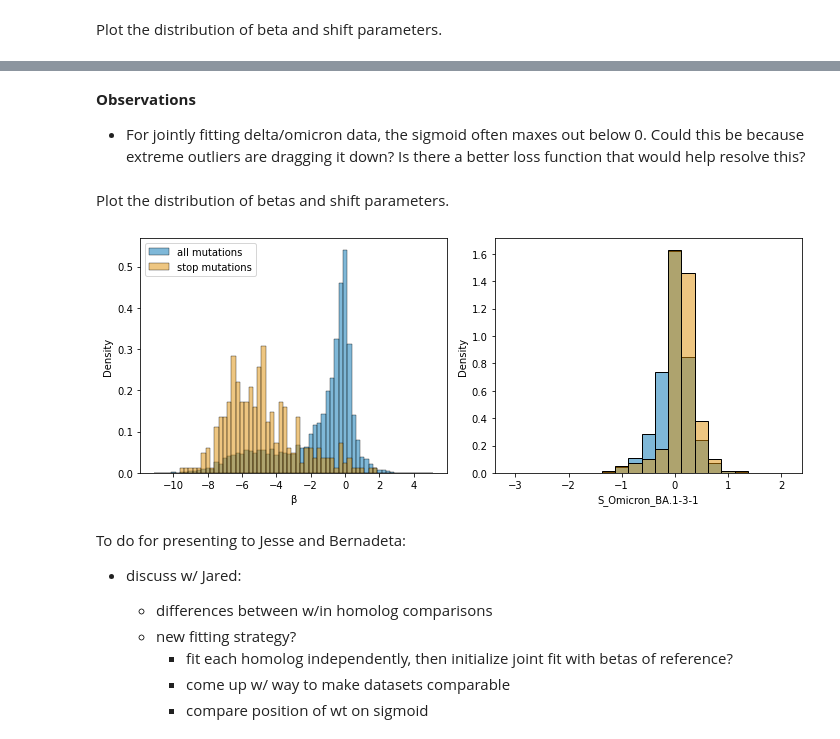
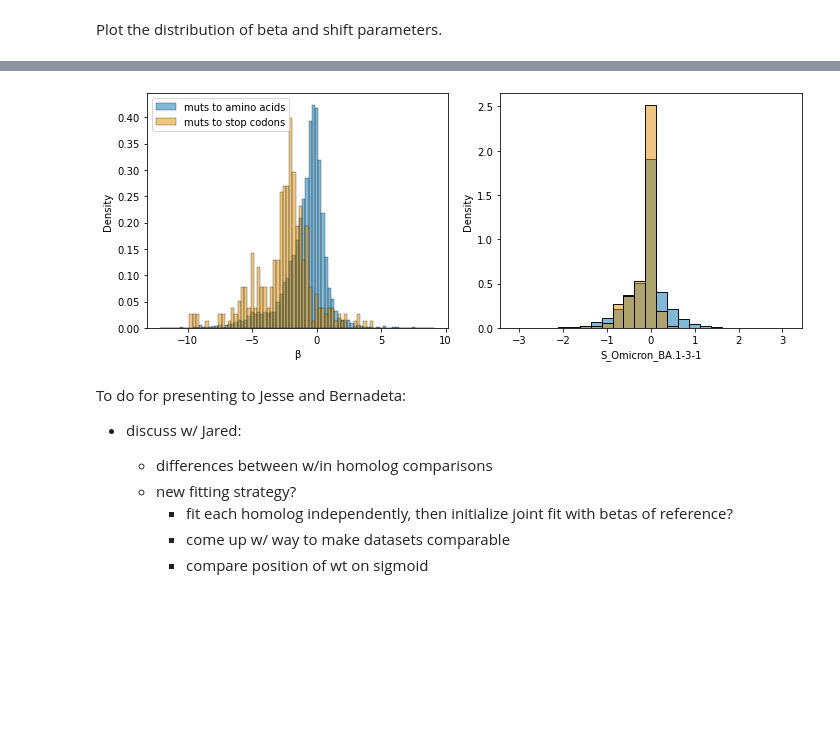
Before and after one commit to matsengrp/multidms, a Jupyter notebook: notebooks/fit_omicron_delta_data.ipynb, the cells around one changed output, grey strips where cells are left out. Saved outputs shown, nothing was run; the diff lists cells and outputs as text; code cells hidden in the pictures; blank space fills up the shorter version.

```diff
--- a/notebooks/fit_omicron_delta_data.ipynb
+++ b/notebooks/fit_omicron_delta_data.ipynb
@@ -280,15 +487,20 @@ data = func_score_df[
     #(func_score_df['post_count'] > 5) &
     (func_score_df[subs_col].str.contains('\*'))
 ].copy()
+data['post_count'].clip(upper=50, inplace=True)
 data = pd.pivot_table(
-    data, index=subs_col,
-    values=func_score_col,
+    data, index=['barcode', subs_col],
+    values=func_score_col, # 'post_count', #
     columns=homolog_column
 )
-sns.jointplot(
-    x=homolog_1, y=homolog_2,
-    data=data, kind='reg', height=5,
-    joint_kws = {'scatter_kws':dict(alpha=0.5)}
-)
-plt.show()
+print(len(data))
+data.dropna(inplace=True)
+print(len(data))
+if len(data) > 0:
+    sns.jointplot(
+        x=homolog_1, y=homolog_2,
+        data=data, kind='reg', height=5,
+        joint_kws = {'scatter_kws':dict(alpha=0.5)}
+    )
+    plt.show()
 # %% [output]
@@ -492,17 +814,2 @@ Done
 # %% [markdown]
 Plot the distribution of beta and shift parameters.
-# %%
-params_to_plot = ["β", f"S_{homolog_2}"]
-fig, ax = plt.subplots(1,2, figsize=[10, 4])
-for i, param in enumerate(params_to_plot):
-    if param in params:
-        bin_width = 0.25
-        min_val = math.floor(params[param].min()) - 0.25/2
-        max_val = math.ceil(params[param].max())
-        sns.histplot(
-            params[param], ax=ax[i],
-            binwidth=bin_width, binrange=(min_val, max_val)
-        )
-        ax[i].set(xlabel=param)
-plt.show()
-fig.savefig(f"{fig_saveas_prefix}-beta-shift-hist.png")
@@ -556,8 +816,3 @@ plt.show()
-# %% [markdown]
-**Observations**
-* For jointly fitting delta/omicron data, the sigmoid often maxes out below 0. Could this be because extreme outliers are dragging it down? Is there a better loss function that would help resolve this?
-# %% [markdown]
-Plot the distribution of betas and shift parameters.
 # %%
 # Make a dataframe with inferred mutational effects
 def split_sub(sub_string):
@@ -589,38 +844,41 @@ mut_effects_df = pd.DataFrame(mut_effects_dict)
 for (i, param) in enumerate(["β", f"S_{homolog_2}"]):
 
     # Plot data for all mutations
-    data = mut_effects_df[(mut_effects_df['param'] == param)]
+    data = mut_effects_df[
+        (mut_effects_df['mut'] != '*') &
+        (mut_effects_df['param'] == param)
+    ]
     bin_width = 0.25
     min_val = math.floor(data['param_val'].min()) - 0.25/2
     max_val = math.ceil(data['param_val'].max())
     sns.histplot(
         x='param_val', data=data, ax=axs[i],
         stat='density', color=pal.as_hex()[0],
-        label='all mutations',
+        label='muts to amino acids',
         binwidth=bin_width, binrange=(min_val, max_val),
         alpha=0.5
     )
 
     # Plot data for mutations leading to stop codons
     data = mut_effects_df[
         (mut_effects_df['mut'] == '*') &
         (mut_effects_df['param'] == param)
     ]
     sns.histplot(
         x='param_val', data=data, ax=axs[i],
         stat='density', color=pal.as_hex()[1],
-        label='stop mutations',
+        label='muts to stop codons',
         binwidth=bin_width, binrange=(min_val, max_val),
         alpha=0.5
     )
 
     axs[i].set(xlabel=param)
 
 plt.tight_layout()
 axs[0].legend()
 plt.show()
 # %% [output]
-[figure, old version]
+[figure, new version]
 # %% [markdown]
 To do for presenting to Jesse and Bernadeta:
 * discuss w/ Jared:
```
Also changed, not shown: parts of 36 cells of this notebook.
